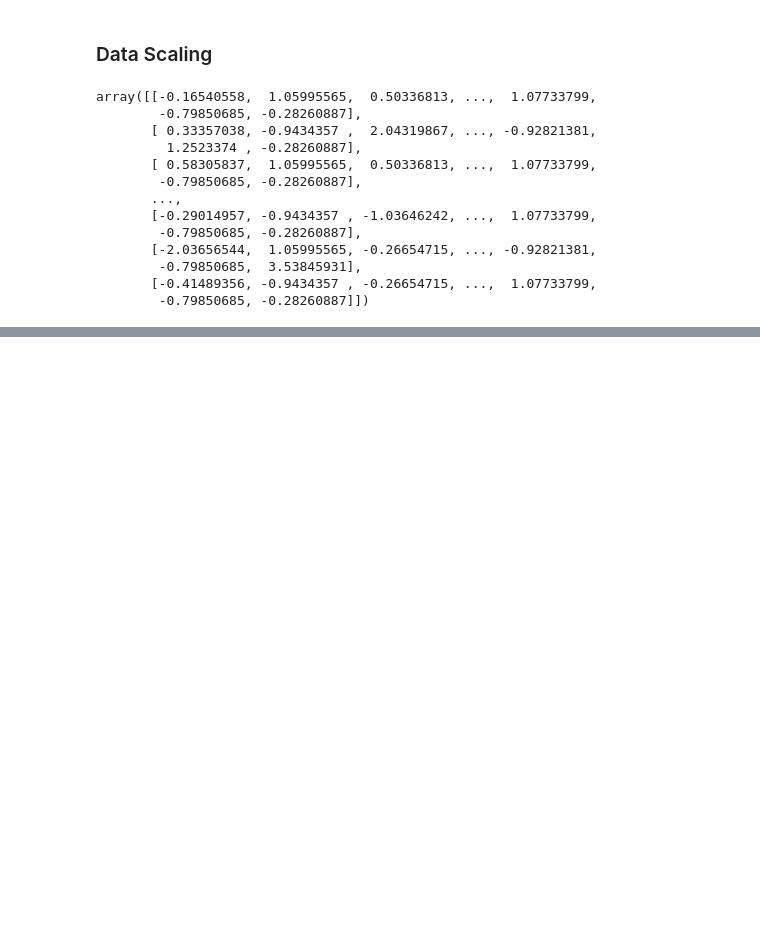
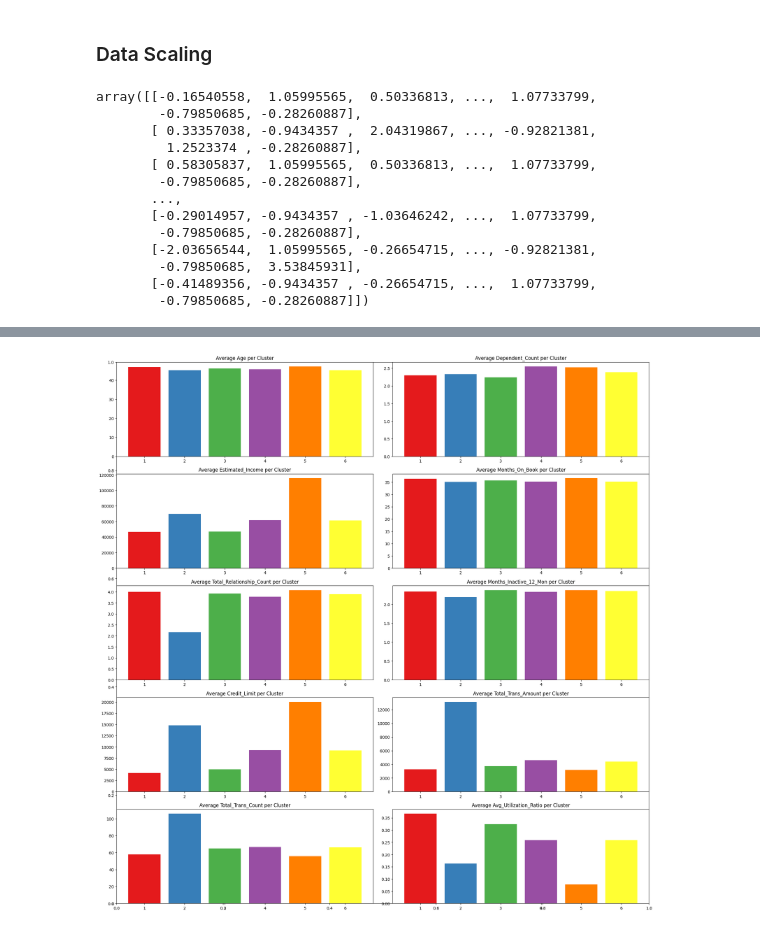
Before and after one commit to chemutai254/DATA, a Jupyter notebook: EDA/customer_segmentation.ipynb, the cells around one changed output, grey strips where cells are left out. Drawn from its saved outputs; the diff is of its cells as text; code cells hidden in the pictures; blank space fills up the shorter version.

```diff
--- a/EDA/customer_segmentation.ipynb
+++ b/EDA/customer_segmentation.ipynb
@@ -187,0 +216,3 @@ array([[-0.16540558,  1.05995565,  0.50336813, ...,  1.07733799,
+# %%
+df["CLUSTER"] = y + 1 # Adding 1 to make clusters start from 1 instead of 0
+df.head()
@@ -187,0 +226,18 @@ array([[-0.16540558,  1.05995565,  0.50336813, ...,  1.07733799,
+# %%
+# Plotting the clusters
+numeric_columns = df.select_dtypes(include=[np.number]).drop(["customer_id", "CLUSTER"], axis=1).columns
+
+fig, ax = plt.subplots(figsize=(20, 20))
+for i, col in enumerate(numeric_columns):
+    df_plot = df.groupby("CLUSTER")[col].mean()
+    ax = fig.add_subplot(5, 2, i + 1)
+    ax.bar(df_plot.index, df_plot.values, color=sns.color_palette("Set1"))
+    ax.set_title(f"Average {col.title()} per Cluster")
+    # ax.set_xlabel("Cluster", alpha=0.8)
+    # ax.set_ylabel(f"Average {col.title()}", alpha=0.8)
+    ax.xaxis.grid(False)
+
+plt.tight_layout()
+plt.show();
+# %% [output]
+[figure, added]
```
Also changed, not shown: parts of 6 cells of this notebook.
